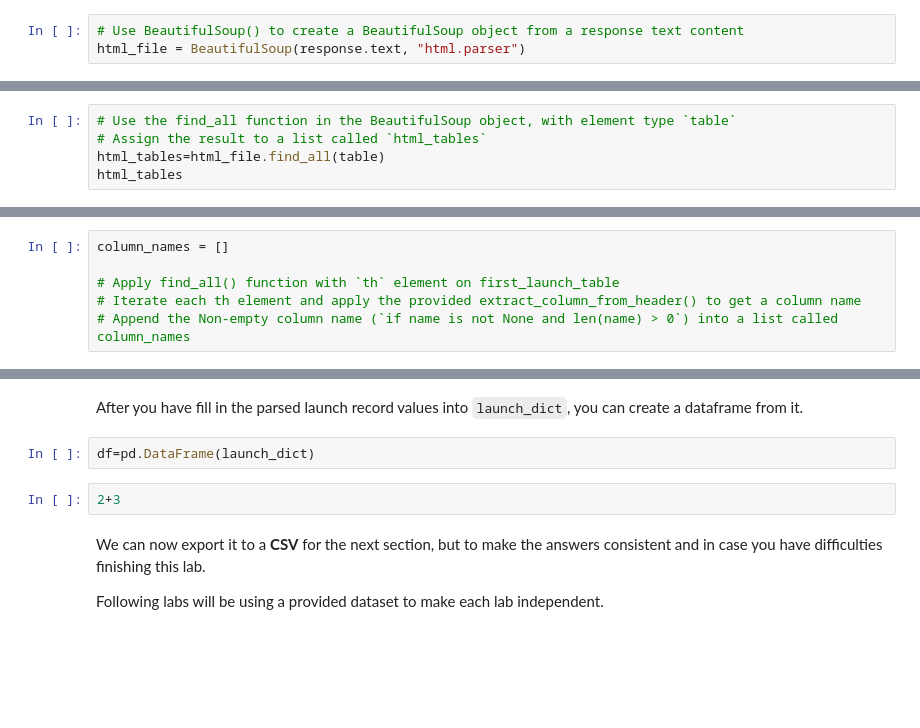
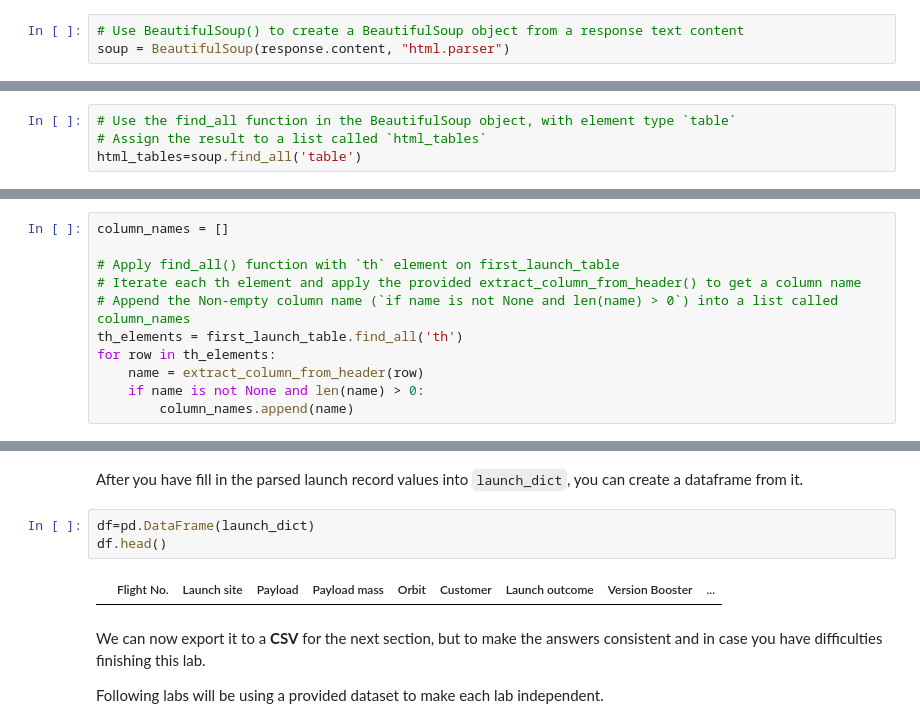
Before and after one commit to ankityadav09/Data-Science-Capstone, a Jupyter notebook: jupyter-labs-webscraping.ipynb, the cells around one changed output, grey strips where cells are left out. Cells and saved outputs as stored; diff of their text form; blank space fills up the shorter version.

```diff
--- a/jupyter-labs-webscraping.ipynb
+++ b/jupyter-labs-webscraping.ipynb
@@ -128,7 +128,7 @@ response=requests.get(static_url)
 Create a `BeautifulSoup` object from the HTML `response`
 # %%
 # Use BeautifulSoup() to create a BeautifulSoup object from a response text content
-html_file = BeautifulSoup(response.text, "html.parser")
+soup = BeautifulSoup(response.content, "html.parser")
 # %% [markdown]
 Print the page title to verify if the `BeautifulSoup` object was created properly
 # %%
@@ -146,8 +145,7 @@ Let's try to find all tables on the wiki page first. If you need to refresh your
 # %%
 # Use the find_all function in the BeautifulSoup object, with element type `table`
 # Assign the result to a list called `html_tables`
-html_tables=html_file.find_all(table)
-html_tables
+html_tables=soup.find_all('table')
 # %% [markdown]
 Starting from the third table is our target table contains the actual launch records.
 # %%
@@ -188,6 +204,11 @@ column_names = []
 # Apply find_all() function with `th` element on first_launch_table
 # Iterate each th element and apply the provided extract_column_from_header() to get a column name
 # Append the Non-empty column name (`if name is not None and len(name) > 0`) into a list called column_names
+th_elements = first_launch_table.find_all('th')
+for row in th_elements:
+    name = extract_column_from_header(row)
+    if name is not None and len(name) > 0:
+        column_names.append(name)
 # %% [markdown]
 Check the extracted column names
 # %%
@@ -299,8 +341,9 @@ for table_number,table in enumerate(soup.find_all('table',"wikitable plainrowhea
 After you have fill in the parsed launch record values into `launch_dict`, you can create a dataframe from it.
 # %%
 df=pd.DataFrame(launch_dict)
+df.head()
+# %% [output]
+|  | Flight No. | Launch site | Payload | Payload mass | Orbit | Customer | Launch outcome | Version Booster | ... |
-# %%
-2+3
 # %% [markdown]
 We can now export it to a <b>CSV</b> for the next section, but to make the answers consistent and in case you have difficulties finishing this lab.
 
```
Also changed, not shown: parts of 5 cells of this notebook.
